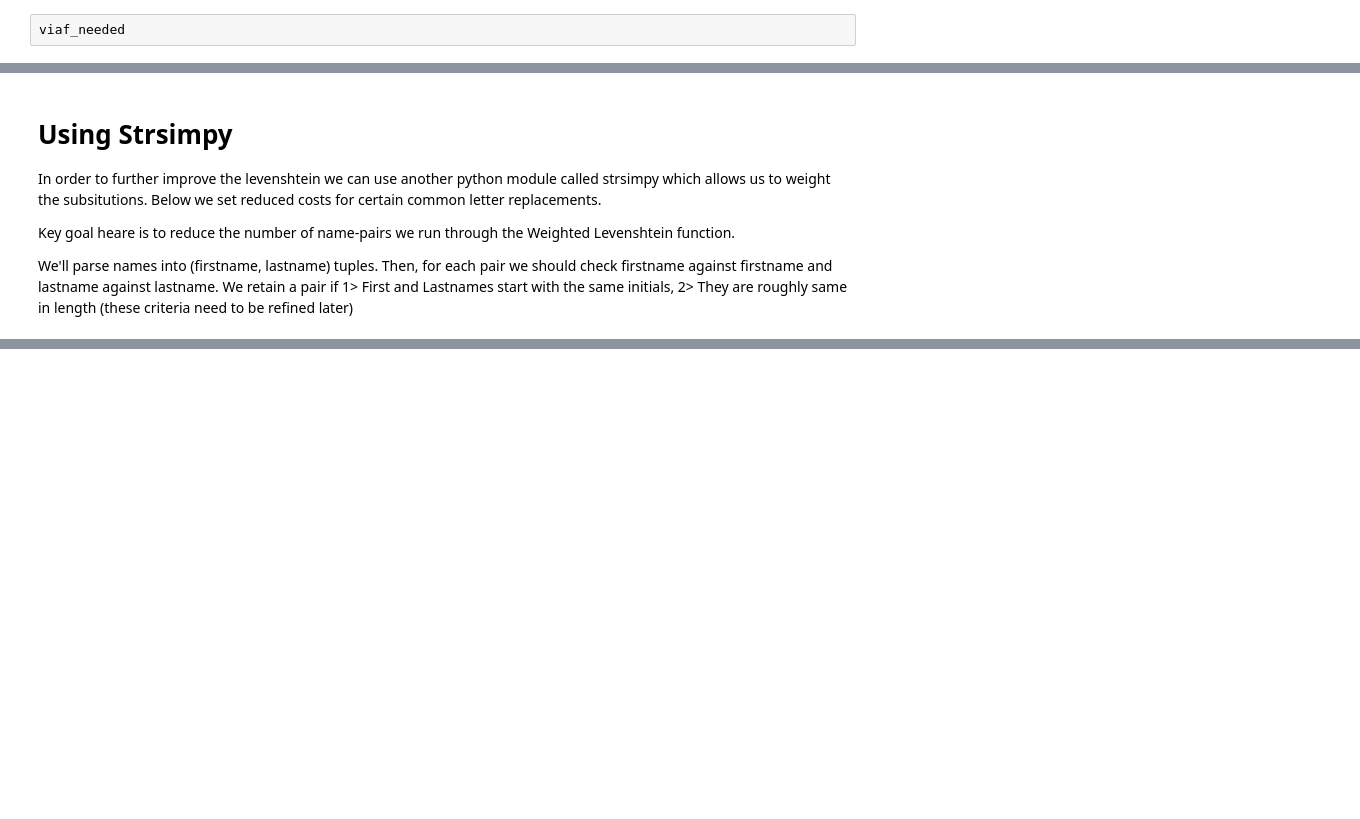
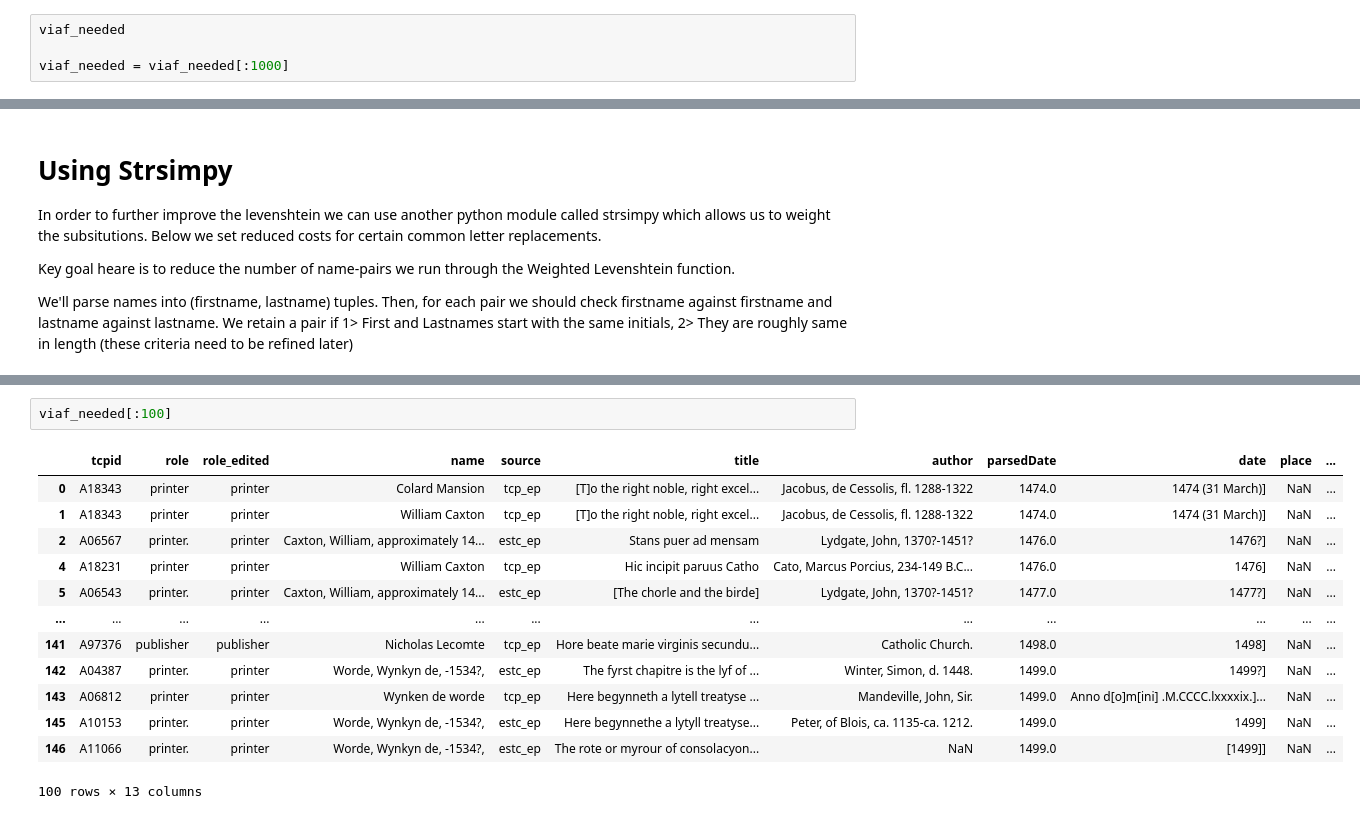
Before and after one commit to ABasu/earlyprint, a Jupyter notebook: ep_printer_metadata.ipynb, the cells around one changed output, grey strips where cells are left out. Drawn from its saved outputs; the diff is of its cells as text; blank space fills up the shorter version.

```diff
--- a/ep_printer_metadata.ipynb
+++ b/ep_printer_metadata.ipynb
@@ -64,2 +67,4 @@ Parse printer names in the VIAF needed dataframe to identify those most likely t
 # %%
 viaf_needed
+
+viaf_needed = viaf_needed[:1000]
@@ -432,0 +424,16 @@ for name, similar_names in list(result_dict.items())[:10]:
+# %%
+viaf_needed[:100]
+# %% [output]
+|  | tcpid | role | role_edited | name | source | title | author | parsedDate | date | place | ... |
+| 0 | A18343 | printer | printer | Colard Mansion | tcp_ep | [T]o the right noble, right excel... | Jacobus, de Cessolis, fl. 1288-1322 | 1474.0 | 1474 (31 March)] | NaN | ... |
+| 1 | A18343 | printer | printer | William Caxton | tcp_ep | [T]o the right noble, right excel... | Jacobus, de Cessolis, fl. 1288-1322 | 1474.0 | 1474 (31 March)] | NaN | ... |
+| 2 | A06567 | printer. | printer | Caxton, William, approximately 14... | estc_ep | Stans puer ad mensam | Lydgate, John, 1370?-1451? | 1476.0 | 1476?] | NaN | ... |
+| 4 | A18231 | printer | printer | William Caxton | tcp_ep | Hic incipit paruus Catho | Cato, Marcus Porcius, 234-149 B.C... | 1476.0 | 1476] | NaN | ... |
+| 5 | A06543 | printer. | printer | Caxton, William, approximately 14... | estc_ep | [The chorle and the birde] | Lydgate, John, 1370?-1451? | 1477.0 | 1477?] | NaN | ... |
+| ... | ... | ... | ... | ... | ... | ... | ... | ... | ... | ... | ... |
+| 141 | A97376 | publisher | publisher | Nicholas Lecomte | tcp_ep | Hore beate marie virginis secundu... | Catholic Church. | 1498.0 | 1498] | NaN | ... |
+| 142 | A04387 | printer. | printer | Worde, Wynkyn de, -1534?, | estc_ep | The fyrst chapitre is the lyf of ... | Winter, Simon, d. 1448. | 1499.0 | 1499?] | NaN | ... |
+| 143 | A06812 | printer | printer | Wynken de worde | tcp_ep | Here begynneth a lytell treatyse ... | Mandeville, John, Sir. | 1499.0 | Anno d[o]m[ini] .M.CCCC.lxxxxix.]... | NaN | ... |
+| 145 | A10153 | printer. | printer | Worde, Wynkyn de, -1534?, | estc_ep | Here begynnethe a lytyll treatyse... | Peter, of Blois, ca. 1135-ca. 1212. | 1499.0 | 1499] | NaN | ... |
+| 146 | A11066 | printer. | printer | Worde, Wynkyn de, -1534?, | estc_ep | The rote or myrour of consolacyon... | NaN | 1499.0 | [1499]] | NaN | ... |
+100 rows × 13 columns
```
Also changed, not shown: parts of 13 cells of this notebook, 1 other file.
